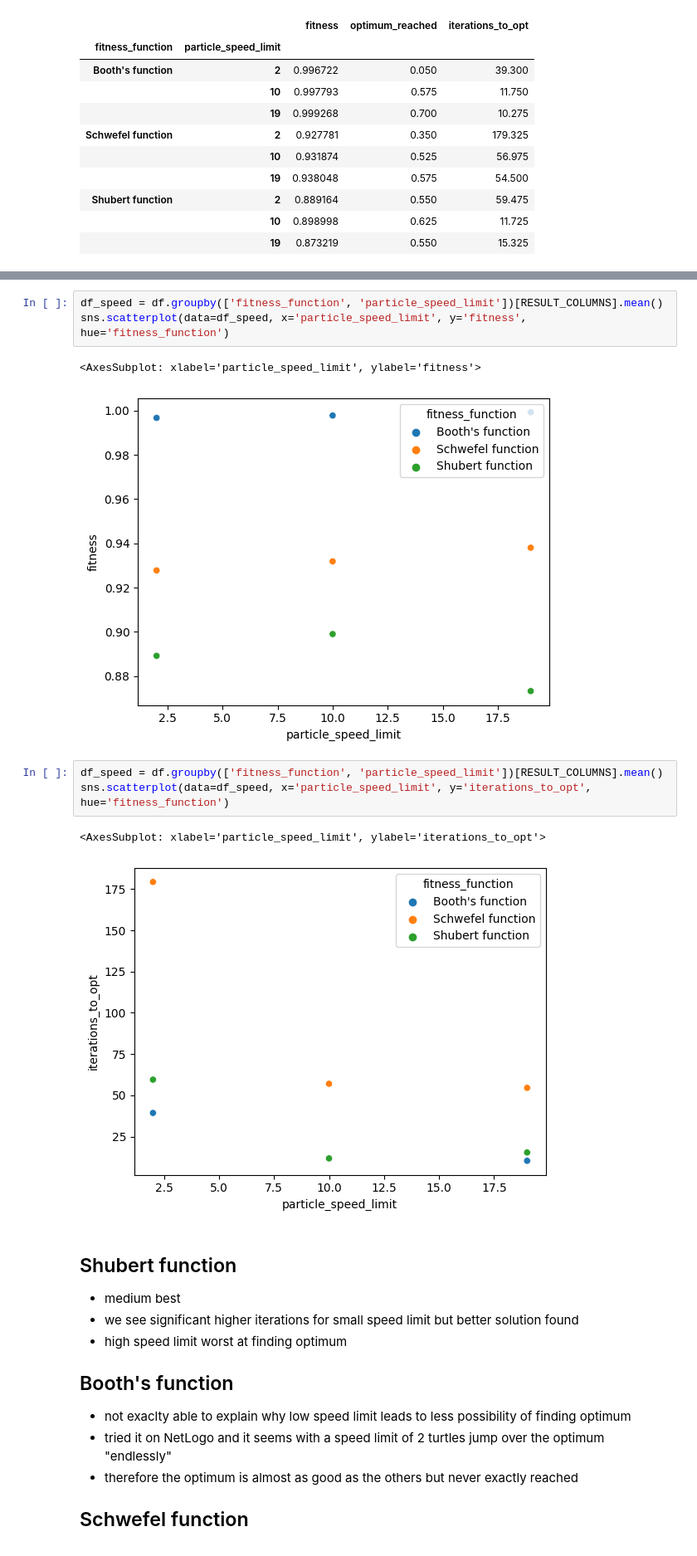
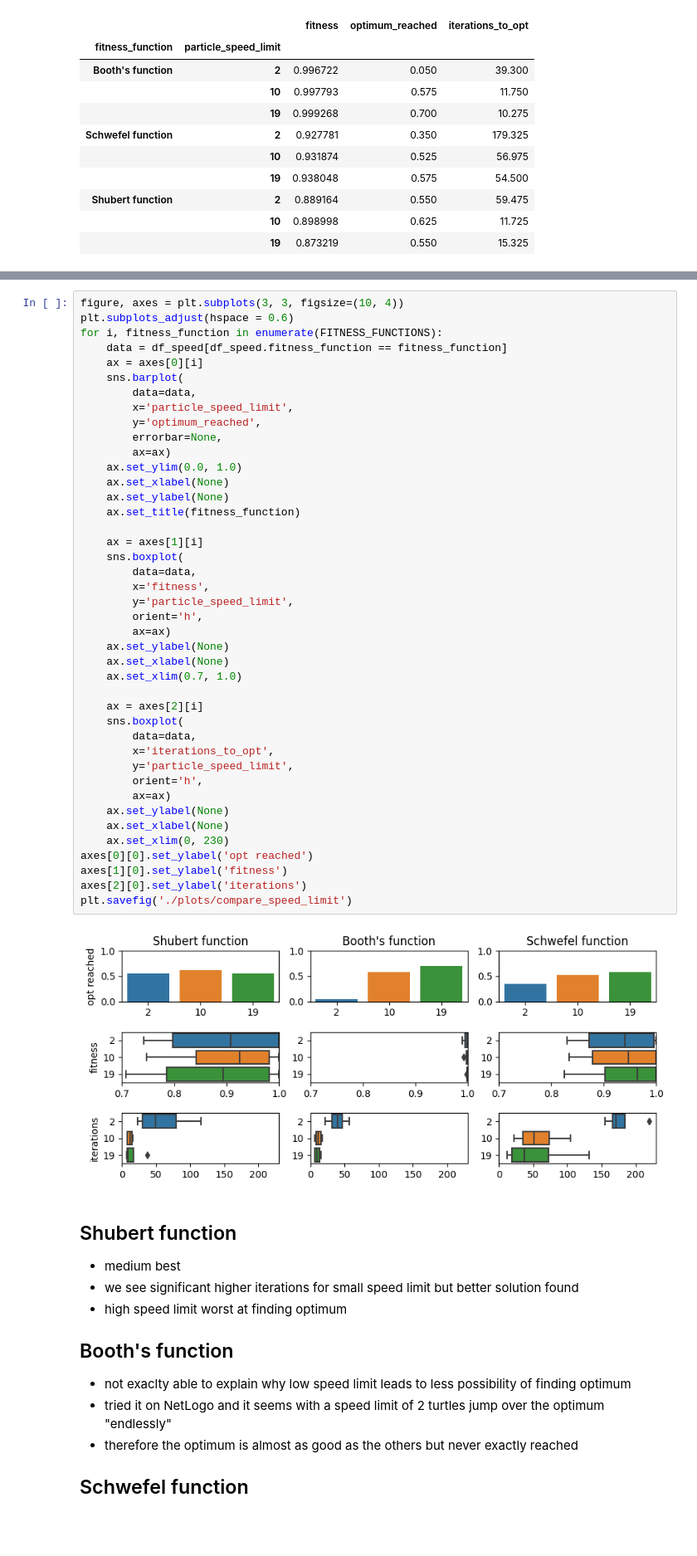
Before and after one commit to MarkusKiesel93/Self-Organizing_Systems, a Jupyter notebook: exercise_2/evaluation_speed_limit.ipynb, the cells around one changed output, grey strips where cells are left out. Shown at 83% size. Saved outputs shown, nothing was run; the diff lists cells and outputs as text; blank space fills up the shorter version.

```diff
--- a/exercise_2/evaluation_speed_limit.ipynb
+++ b/exercise_2/evaluation_speed_limit.ipynb
@@ -88,15 +88,47 @@ for ax in axes[2]:
-# %%
-df_speed = df.groupby(['fitness_function', 'particle_speed_limit'])[RESULT_COLUMNS].mean()
-sns.scatterplot(data=df_speed, x='particle_speed_limit', y='fitness', hue='fitness_function')
-# %% [output]
-<AxesSubplot: xlabel='particle_speed_limit', ylabel='fitness'>
-[figure, removed]
-# %%
-df_speed = df.groupby(['fitness_function', 'particle_speed_limit'])[RESULT_COLUMNS].mean()
-sns.scatterplot(data=df_speed, x='particle_speed_limit', y='iterations_to_opt', hue='fitness_function')
-# %% [output]
-<AxesSubplot: xlabel='particle_speed_limit', ylabel='iterations_to_opt'>
-[figure, removed]
+# %%
+figure, axes = plt.subplots(3, 3, figsize=(10, 4))
+plt.subplots_adjust(hspace = 0.6)
+for i, fitness_function in enumerate(FITNESS_FUNCTIONS):
+    data = df_speed[df_speed.fitness_function == fitness_function]
+    ax = axes[0][i]
+    sns.barplot(
+        data=data,
+        x='particle_speed_limit',
+        y='optimum_reached',
+        errorbar=None,
+        ax=ax)
+    ax.set_ylim(0.0, 1.0)
+    ax.set_xlabel(None)
+    ax.set_ylabel(None)
+    ax.set_title(fitness_function)
+
+    ax = axes[1][i]
+    sns.boxplot(
+        data=data,
+        x='fitness',
+        y='particle_speed_limit',
+        orient='h',
+        ax=ax)
+    ax.set_ylabel(None)
+    ax.set_xlabel(None)
+    ax.set_xlim(0.7, 1.0)
+
+    ax = axes[2][i]
+    sns.boxplot(
+        data=data,
+        x='iterations_to_opt',
+        y='particle_speed_limit',
+        orient='h',
+        ax=ax)
+    ax.set_ylabel(None)
+    ax.set_xlabel(None)
+    ax.set_xlim(0, 230)
+axes[0][0].set_ylabel('opt reached')
+axes[1][0].set_ylabel('fitness')
+axes[2][0].set_ylabel('iterations')
+plt.savefig('./plots/compare_speed_limit')
+# %% [output]
+[figure, added]
 # %% [markdown]
 ## Shubert function
 
```
Also changed, not shown: parts of 1 cell of this notebook, 7 other files.
